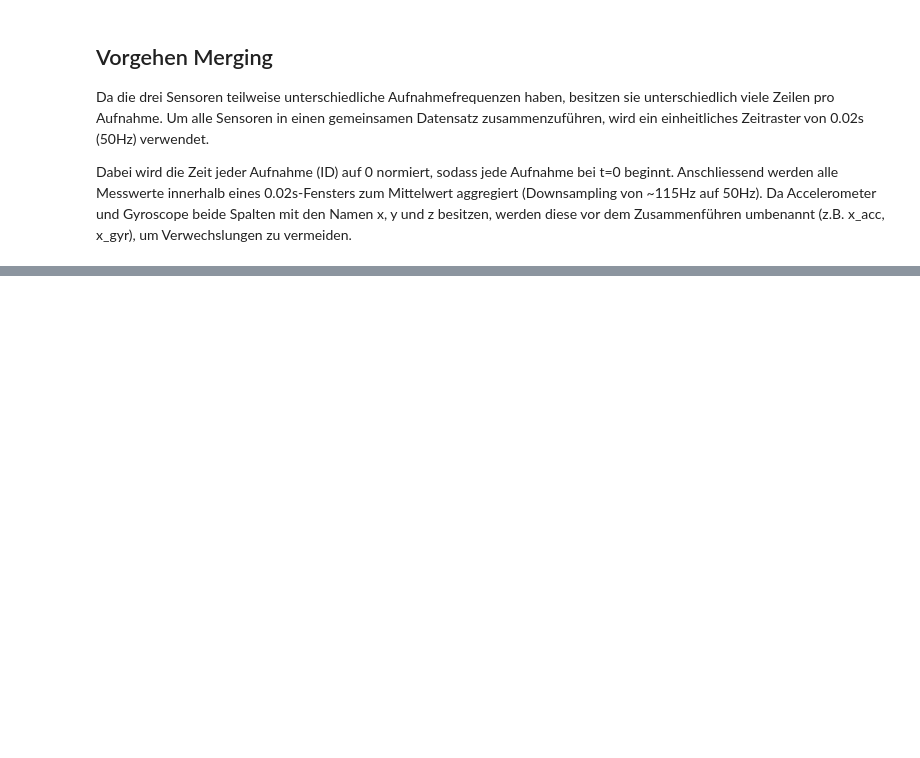
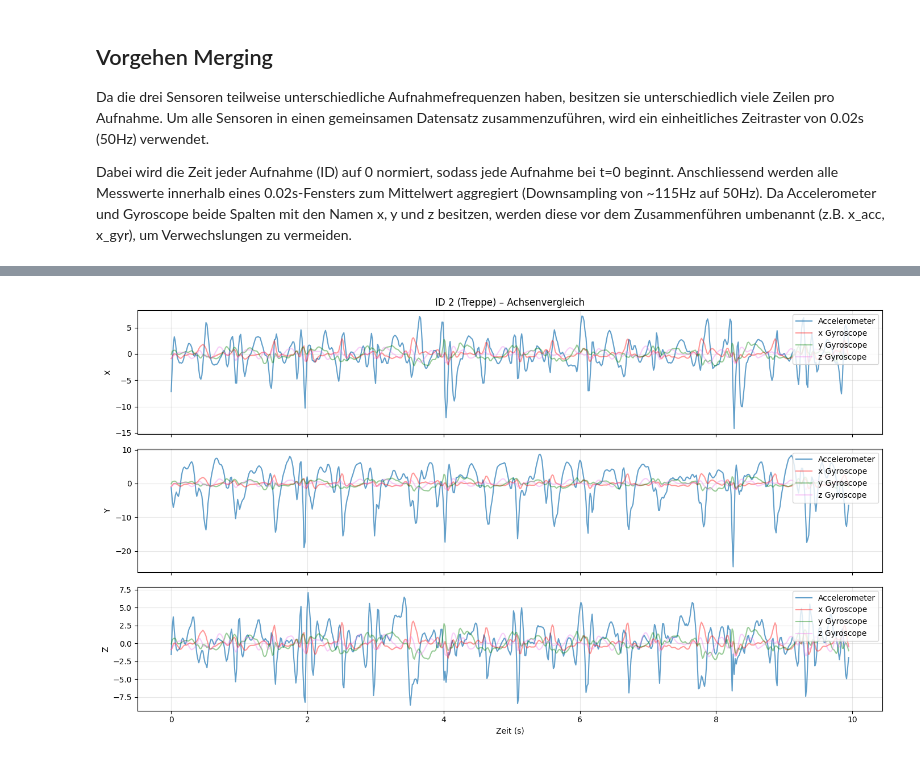
Before and after one commit to raphaelschuepbach/Sensor-based-Activity-Recognition, a Jupyter notebook: EDA_Notebooks/merge_data.ipynb, the cells around one changed output, grey strips where cells are left out. Cells and saved outputs as stored; diff of their text form; code cells hidden in the pictures; blank space fills up the shorter version.

```diff
--- a/EDA_Notebooks/merge_data.ipynb
+++ b/EDA_Notebooks/merge_data.ipynb
@@ -178,0 +225,22 @@ print(merged_df["ID"].nunique())
+# %%
+id_to_plot = 2
+data = merged_df[merged_df["ID"] == id_to_plot]
+time = data["time_elapsed"].dt.total_seconds()
+
+fig, axes = plt.subplots(3, 1, figsize=(14, 8), sharex=True)
+
+for ax, axis in zip(axes, ["x", "y", "z"]):
+    ax.plot(time, data[f"{axis}_acc"], label="Accelerometer", alpha=0.7)
+    ax.plot(time, data[f"x_gyr"], label="x Gyroscope", alpha=0.4, color="red"),
+    ax.plot(time, data[f"y_gyr"], label="y Gyroscope", alpha=0.4, color="green")
+    ax.plot(time, data[f"z_gyr"], label="z Gyroscope", alpha=0.4, color="violet")
+    ax.set_ylabel(axis.upper())
+    ax.legend(loc="upper right")
+    ax.grid(True, alpha=0.3)
+
+axes[0].set_title(f"ID {id_to_plot} ({data['Tag'].iloc[0]}) – Achsenvergleich")
+axes[2].set_xlabel("Zeit (s)")
+plt.tight_layout()
+plt.show()
+# %% [output]
+[figure, added]
```
Also changed, not shown: parts of 12 cells of this notebook, 1 other file.
